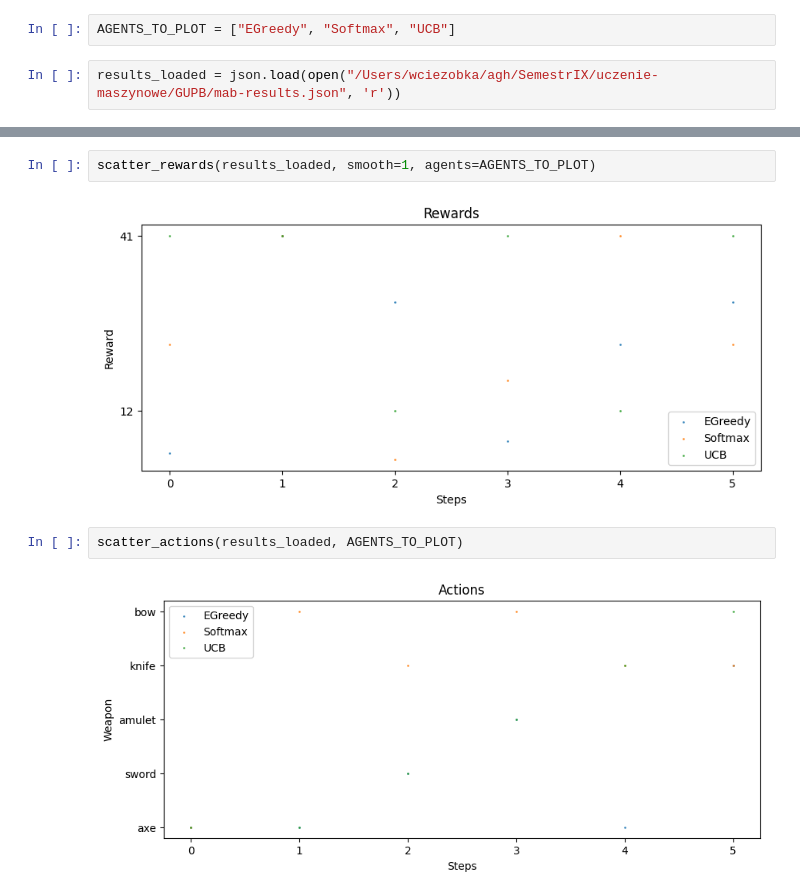
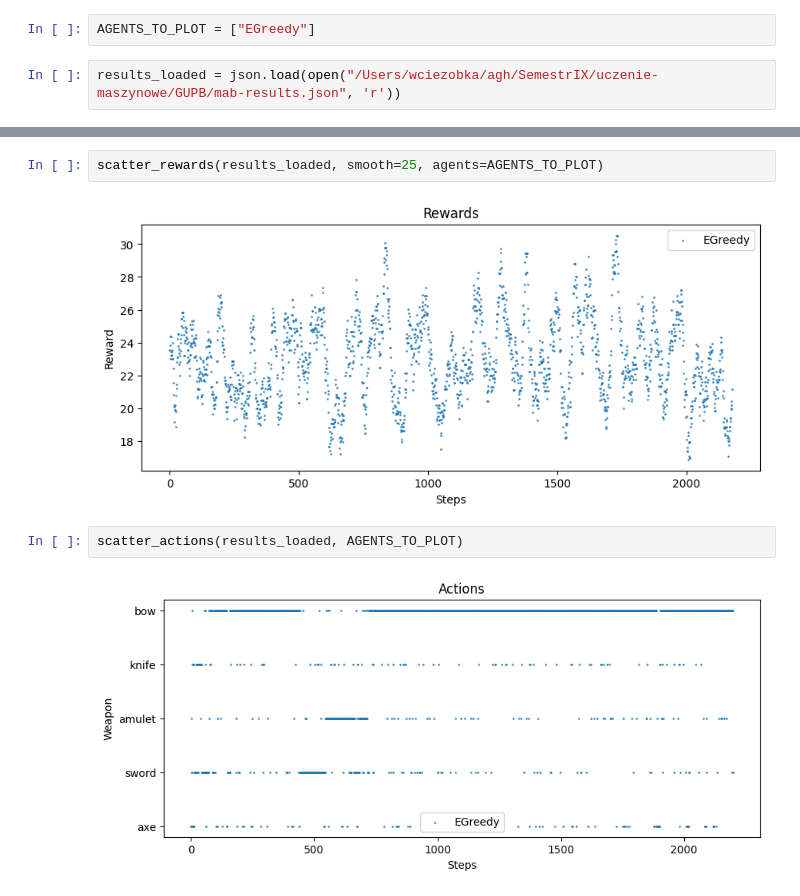
Before and after one commit to czyjtu/GUPB, a Jupyter notebook: mab-gupb.ipynb, the cells around one changed output, grey strips where cells are left out. Drawn from its saved outputs; the diff is of its cells as text.

Commit message:
egreedy 2200 results

```diff
--- a/mab-gupb.ipynb
+++ b/mab-gupb.ipynb
@@ -226,6 +226,6 @@ for agent_name, agent in agents.items():
 # %% [markdown]
 ### Evaluation
 # %%
-AGENTS_TO_PLOT = ["EGreedy", "Softmax", "UCB"]
+AGENTS_TO_PLOT = ["EGreedy"]
 # %%
 results_loaded = json.load(open("/Users/wciezobka/agh/SemestrIX/uczenie-maszynowe/GUPB/mab-results.json", 'r'))
@@ -239,8 +232,8 @@ results_loaded
 # %%
-scatter_rewards(results_loaded, smooth=1, agents=AGENTS_TO_PLOT)
+scatter_rewards(results_loaded, smooth=25, agents=AGENTS_TO_PLOT)
 # %% [output]
-[figure, old version]
+[figure, new version]
 # %%
 scatter_actions(results_loaded, AGENTS_TO_PLOT)
 # %% [output]
-[figure, old version]
+[figure, new version]
```
Also changed, not shown: parts of 2 cells of this notebook, 2 other files.
